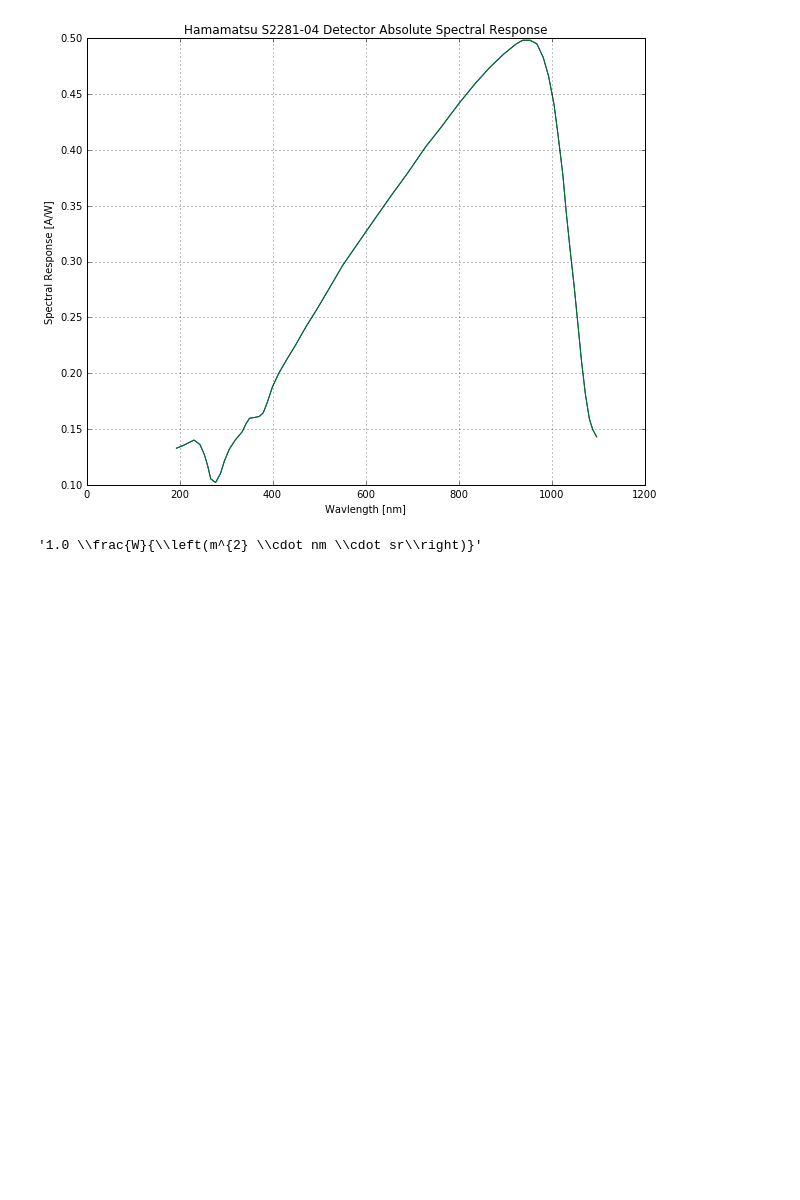
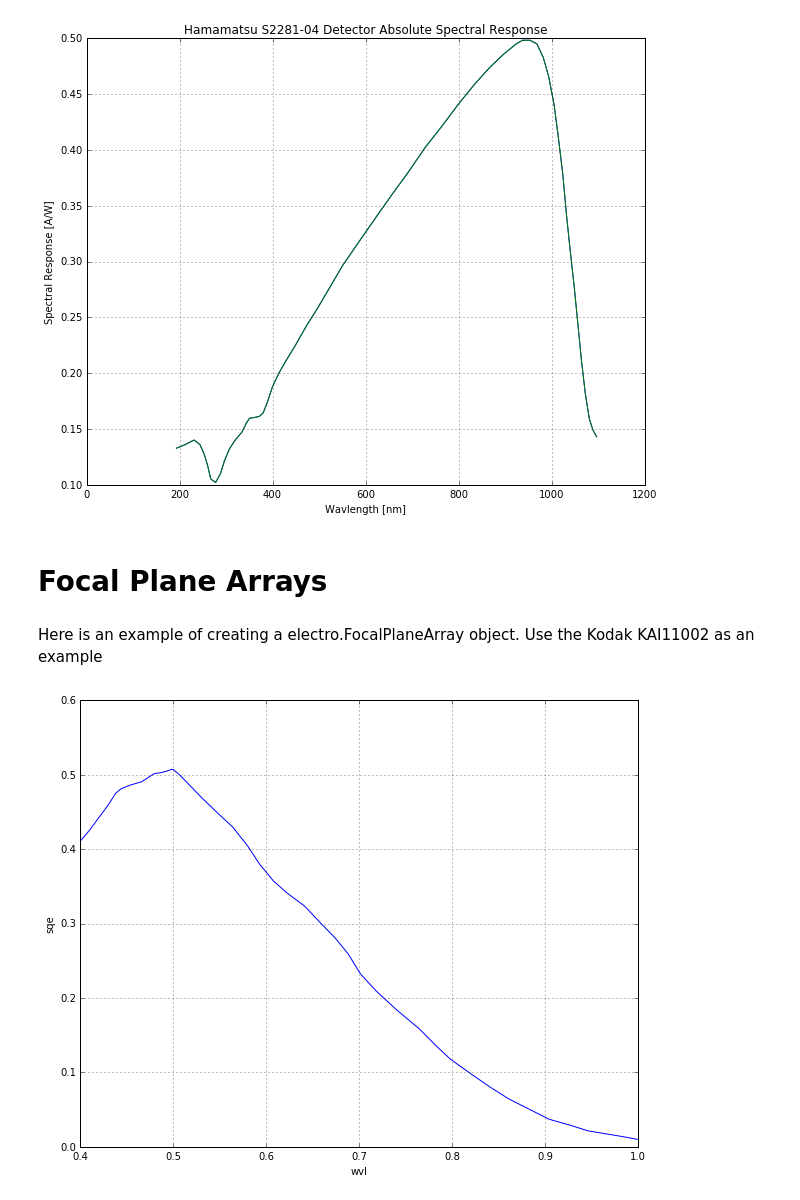
Before and after one commit to derekjgriffith/nbMORTICIA, a Jupyter notebook: sensor/04a-FocalPlaneArraySQE.ipynb, the cells around one changed output. Drawn from its saved outputs; the diff is of its cells as text; code cells hidden in the pictures; blank space fills up the shorter version.

Commit message:
Added FPA creation to sensor/04a

```diff
--- a/sensor/04a-FocalPlaneArraySQE.ipynb
+++ b/sensor/04a-FocalPlaneArraySQE.ipynb
@@ -152,4 +150,18 @@ x = Q_(1.0, 'W m^-2 sr^-1 nm^-1')
-# %%
-'{:~L}'.format(x)
-# %% [output]
-'1.0 \\frac{W}{\\left(m^{2} \\cdot nm \\cdot sr\\right)}'
+# %% [markdown]
+# Focal Plane Arrays
+# %% [markdown]
+Here is an example of creating a electro.FocalPlaneArray object.
+Use the Kodak KAI11002 as an example
+# %%
+# Create a CCD Focal Plane Array model for the Kodak KAI11002 sensor
+# First read the spectral quantum efficiency data
+KodakKA11002_SQE = np.genfromtxt('./data/fpa/KodakKAI11002_SQE.csv', delimiter=',', skip_header=1)
+# Convert to a DataArray
+KodakKA11002_SQE = xray.DataArray(KodakKA11002_SQE[:,1], [('wvl', KodakKA11002_SQE[:,0], {'units': 'um'})],
+                                  name='sqe', attrs={'units':''})
+# %%
+# Plot the SQE
+KodakKA11002_SQE.plot()
+plt.grid()
+# %% [output]
+[figure, added]
```
Also changed, not shown: parts of 3 cells of this notebook.
